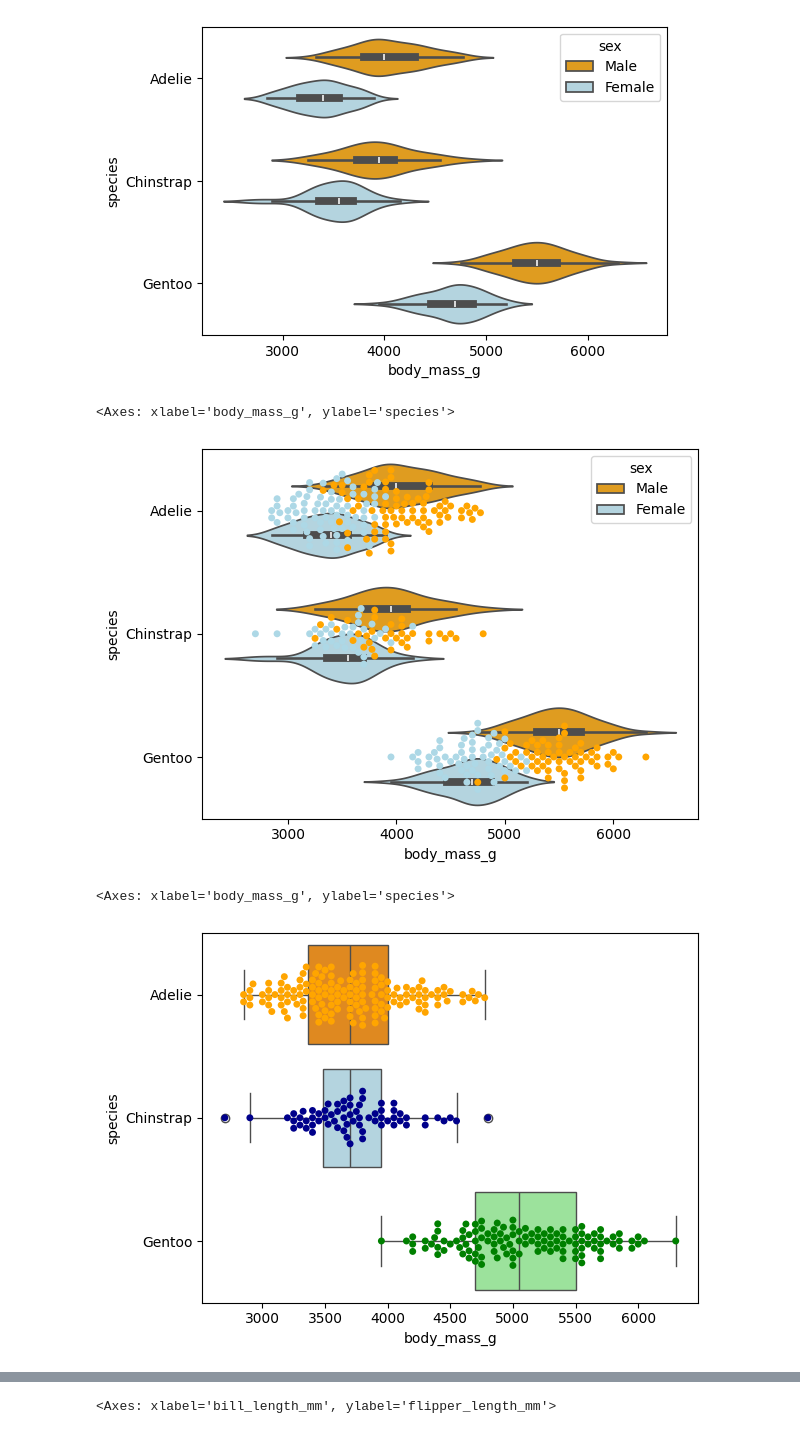
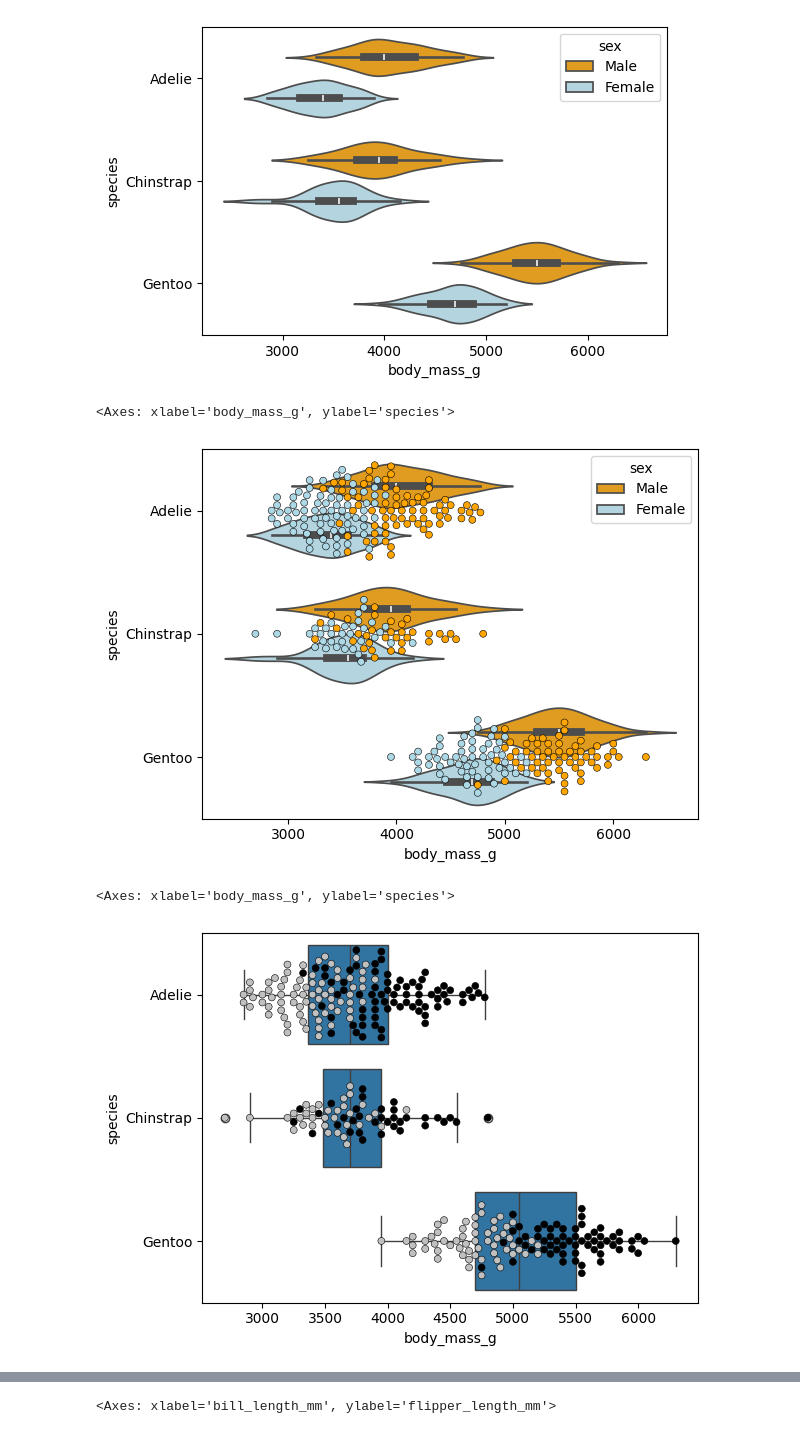
Before and after one commit to leongus1/Data-Visualization-with-Python, a Jupyter notebook: 3_InteractiveVisualizationWithPlotly/InteractiveVisualizationWithPlotly/1-Seaborn/1-Seaborn-code.ipynb, the cells around one changed output, grey strips where cells are left out. Cells and saved outputs as stored; diff of their text form; code cells hidden in the pictures.

```diff
--- a/3_InteractiveVisualizationWithPlotly/InteractiveVisualizationWithPlotly/1-Seaborn/1-Seaborn-code.ipynb
+++ b/3_InteractiveVisualizationWithPlotly/InteractiveVisualizationWithPlotly/1-Seaborn/1-Seaborn-code.ipynb
@@ -200,33 +201,35 @@ sns.swarmplot(
     ax=ax,
     hue = "sex",
     palette = ['orange', 'lightblue'],
-    legend=False
+    legend=False,
+    edgecolor="k",
+    linewidth=.4,
     )         #<- set color
 # %% [output]
 <Axes: xlabel='body_mass_g', ylabel='species'>
-[figure, old version]
+[figure, new version]
 # %%
 #=================================================-
 #### Slide 17: Plot a bar plot  ####
 
 sns.boxplot(
     data = penguins,      #<- set the data
     y = "species",            #<- set x variable
     x = "body_mass_g",        #<- set y variable
-    hue = "species",
-    palette = ['darkorange', 'lightblue', 'lightgreen'],
-    # inner="quart"
     )
 
 sns.swarmplot(
     data = penguins,      #<- set the data
     y = "species",            #<- set x variable
     x = "body_mass_g",        #<- set y variable
     # ax=ax,
-    hue = "species",
-    palette = ['orange', 'darkblue', 'green'],
-    legend=False
+    hue = "sex",
+    palette = ['black', 'silver'],
+    orient="h",
+    legend=False,
+    edgecolor="k",
+    linewidth=.4,
     )         #<- set color
 # %% [output]
 <Axes: xlabel='body_mass_g', ylabel='species'>
-[figure, old version]
+[figure, new version]
```
Also changed, not shown: parts of 15 cells of this notebook, 6 other files.
